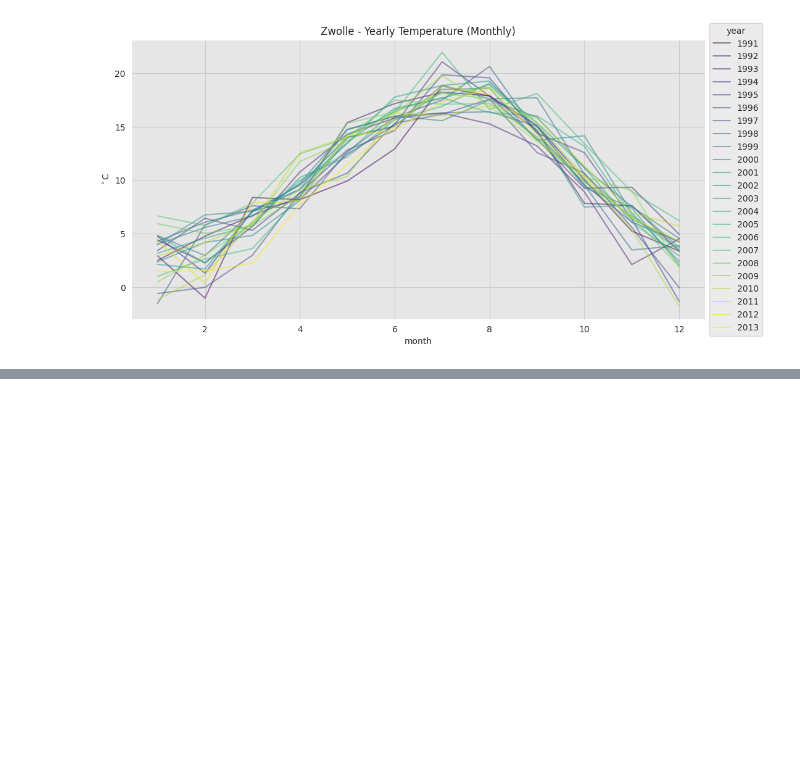
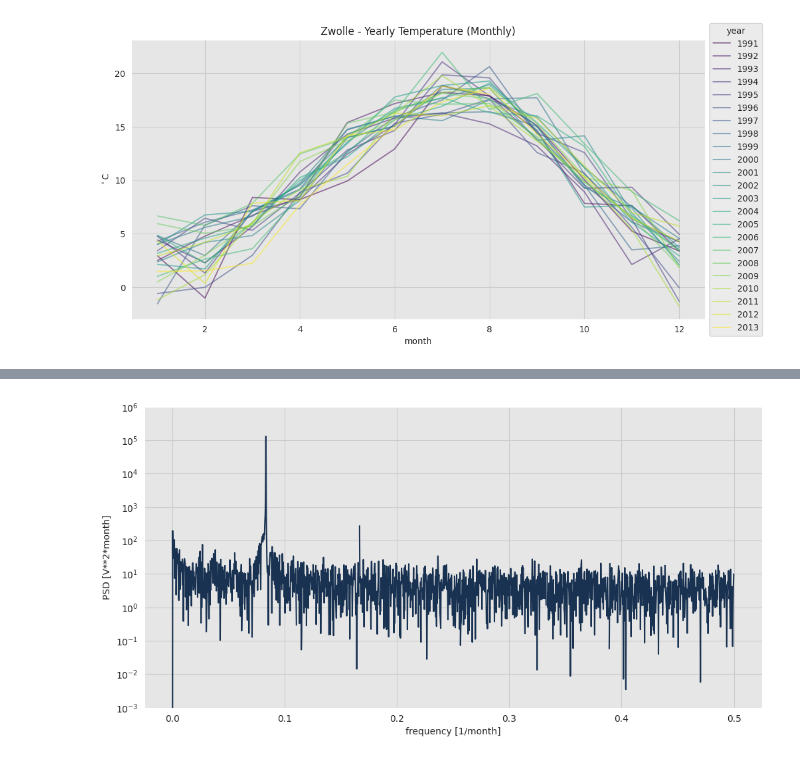
Before and after one commit to mic1899/earth_surface_temperature, a Jupyter notebook: EDA.ipynb, the cells around one changed output, grey strips where cells are left out. Saved outputs shown, nothing was run; the diff lists cells and outputs as text; code cells hidden in the pictures; blank space fills up the shorter version.

```diff
--- a/EDA.ipynb
+++ b/EDA.ipynb
@@ -319,0 +310,16 @@ df.head()
+# %%
+def plot_periodes(df, column, city):
+    df = df[df.City==city]
+    df = df[column].squeeze()
+
+    f, Pxx_den = signal.periodogram(df)
+
+    plt.semilogy(f, Pxx_den)
+    plt.ylim([1e-3, 1e6])
+    plt.xlabel('frequency [1/month]')
+    plt.ylabel('PSD [V**2*month]')
+    plt.show()
+
+plot_periodes(df, 'AverageTemperature', 'Zurich')
+# %% [output]
+[figure, added]
```
Also changed, not shown: parts of 19 cells of this notebook.
